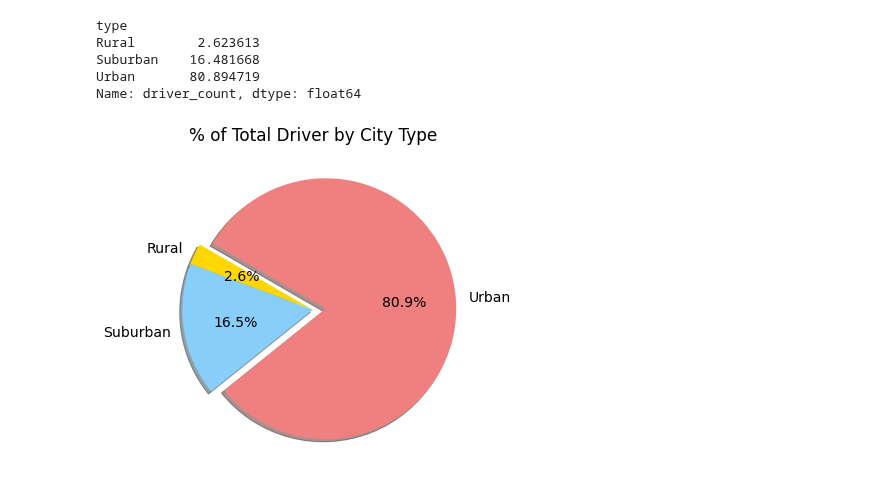
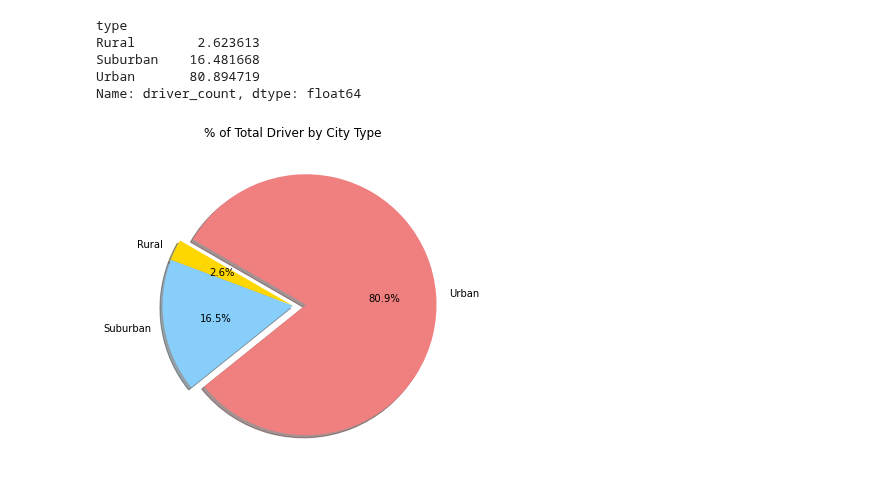
Before and after one commit to aimeeyen/pyber_analysis, a Jupyter notebook: PyBer.ipynb, the cells around one changed output. Saved outputs shown, nothing was run; the diff lists cells and outputs as text; code cells hidden in the pictures.

```diff
--- a/PyBer.ipynb
+++ b/PyBer.ipynb
@@ -1025,21 +1025,21 @@ Name: driver_count, dtype: float64
 # %%
 # Import mpl to change the plot configurations using rcParams.
 import matplotlib as mpl
 # Build Pie Chart
 plt.subplots(figsize=(10, 6))
 plt.pie(driver_percents,
     labels=["Rural", "Suburban", "Urban"],
     colors=["gold", "lightskyblue", "lightcoral"],
     explode=[0, 0, 0.1],
     autopct='%1.1f%%',
     shadow=True, startangle=150)
 plt.title("% of Total Driver by City Type")
 # Change the default font size from 10 to 14.
-mpl.rcParams['font.size'] = 14
+mpl.rcParams['font.size'] = 8
 
 # Save Figure
 #plt.savefig("analysis/Fig5.png")
 # Show Figure
 plt.show()
 # %% [output]
-[figure, old version]
+[figure, new version]
```
Also changed, not shown: parts of 1 cell of this notebook, 3 other files.
